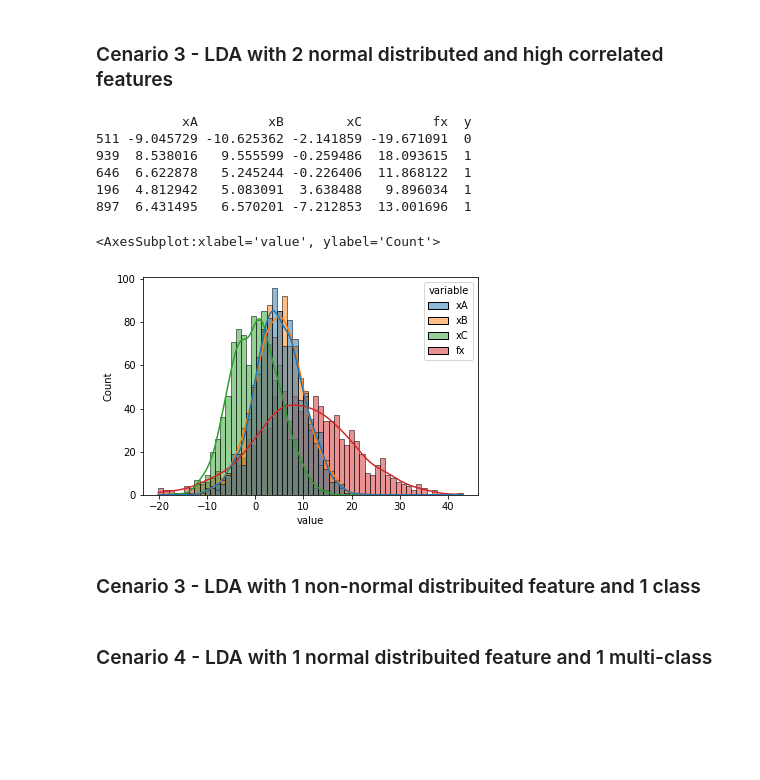
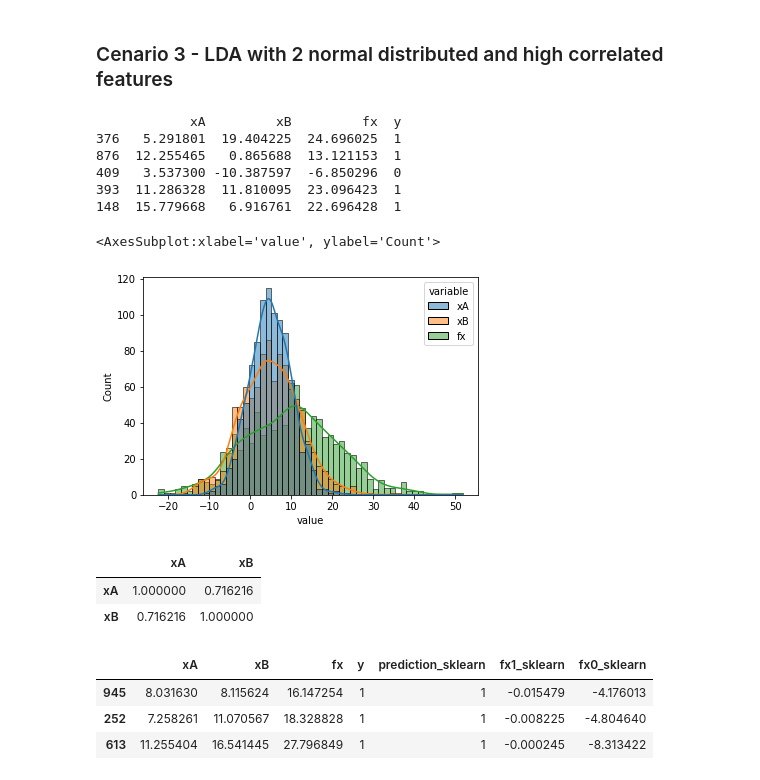
Before and after one commit to rknagao/studies, a Jupyter notebook: introduction-statistical-learning/classification_models/linear_discriminant_analysis.ipynb, the cells around one changed output. Cells and saved outputs as stored; diff of their text form; code cells hidden in the pictures; blank space fills up the shorter version.

```diff
--- a/introduction-statistical-learning/classification_models/linear_discriminant_analysis.ipynb
+++ b/introduction-statistical-learning/classification_models/linear_discriminant_analysis.ipynb
@@ -362,33 +363,54 @@ data.head(3)
 # %%
 #feature A
 meanA, stdA = 5, 5
 xA = np.random.normal(meanA, stdA, 1000)
 
 
 #feature B
-meanB, stdB = 0, 1
+meanB, stdB = 0, 5
 xB = xA + np.random.normal(meanB, stdB, 1000)
 
 #class
 fx = xA + xB
 
 y = [1 if i >= (meanA + meanB) else 0 for i in fx]
 
 #data with X an y
-data = pd.DataFrame({'xA':xA, 'xB':xB, 'xC':xC, 'fx': fx, 'y':y})
+data = pd.DataFrame({'xA':xA, 'xB':xB, 'fx': fx, 'y':y})
 print(data.sample(5))
 
-sns.histplot(data=pd.melt(data, id_vars=['y'], value_vars=['xA', 'xB', 'xC', 'fx']), x='value', hue='variable', kde=True)
+sns.histplot(data=pd.melt(data, id_vars=['y'], value_vars=['xA', 'xB', 'fx']), x='value', hue='variable', kde=True)
 # %% [output]
-           xA         xB        xC         fx  y
-511 -9.045729 -10.625362 -2.141859 -19.671091  0
-939  8.538016   9.555599 -0.259486  18.093615  1
-646  6.622878   5.245244 -0.226406  11.868122  1
-196  4.812942   5.083091  3.638488   9.896034  1
-897  6.431495   6.570201 -7.212853  13.001696  1
+            xA         xB         fx  y
+376   5.291801  19.404225  24.696025  1
+876  12.255465   0.865688  13.121153  1
+409   3.537300 -10.387597  -6.850296  0
+393  11.286328  11.810095  23.096423  1
+148  15.779668   6.916761  22.696428  1
 <AxesSubplot:xlabel='value', ylabel='Count'>
-[figure, old version]
+[figure, new version]
-# %% [markdown]
-### Cenario 3 - LDA with 1 non-normal distribuited feature and 1 class
-# %% [markdown]
-### Cenario 4 - LDA with 1 normal distribuited feature and 1 multi-class
+# %%
+#how correlated are xA and xB?
+X = data[['xA', 'xB']]
+y = data['y']
+
+X.corr()
+# %% [output]
+|  | xA | xB |
+| xA | 1.000000 | 0.716216 |
+| xB | 0.716216 | 1.000000 |
+# %%
+#LDA
+lda = LinearDiscriminantAnalysis(solver='svd', store_covariance=True).fit(X, y)
+lda.predict(X).tolist()
+
+data['fx1_sklearn'] = lda.predict_log_proba(X)[:,1]
+data['fx0_sklearn'] = lda.predict_log_proba(X)[:,0]
+data['prediction_sklearn'] = lda.predict(X).tolist()
+
+data.sample(3)
+# %% [output]
+|  | xA | xB | fx | y | prediction_sklearn | fx1_sklearn | fx0_sklearn |
+| 945 | 8.031630 | 8.115624 | 16.147254 | 1 | 1 | -0.015479 | -4.176013 |
+| 252 | 7.258261 | 11.070567 | 18.328828 | 1 | 1 | -0.008225 | -4.804640 |
+| 613 | 11.255404 | 16.541445 | 27.796849 | 1 | 1 | -0.000245 | -8.313422 |
```
Also changed, not shown: parts of 31 cells of this notebook, 5 other files.
